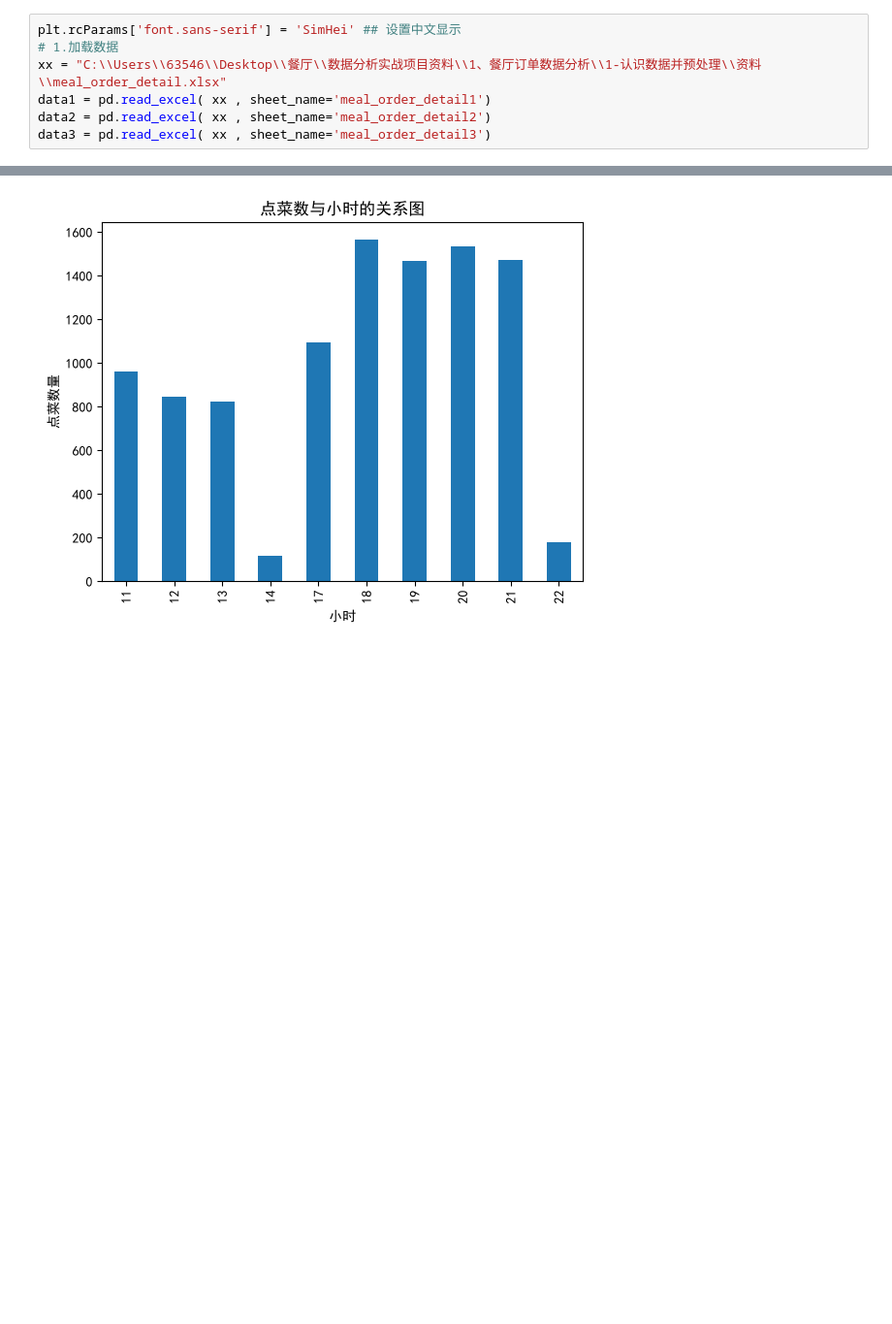
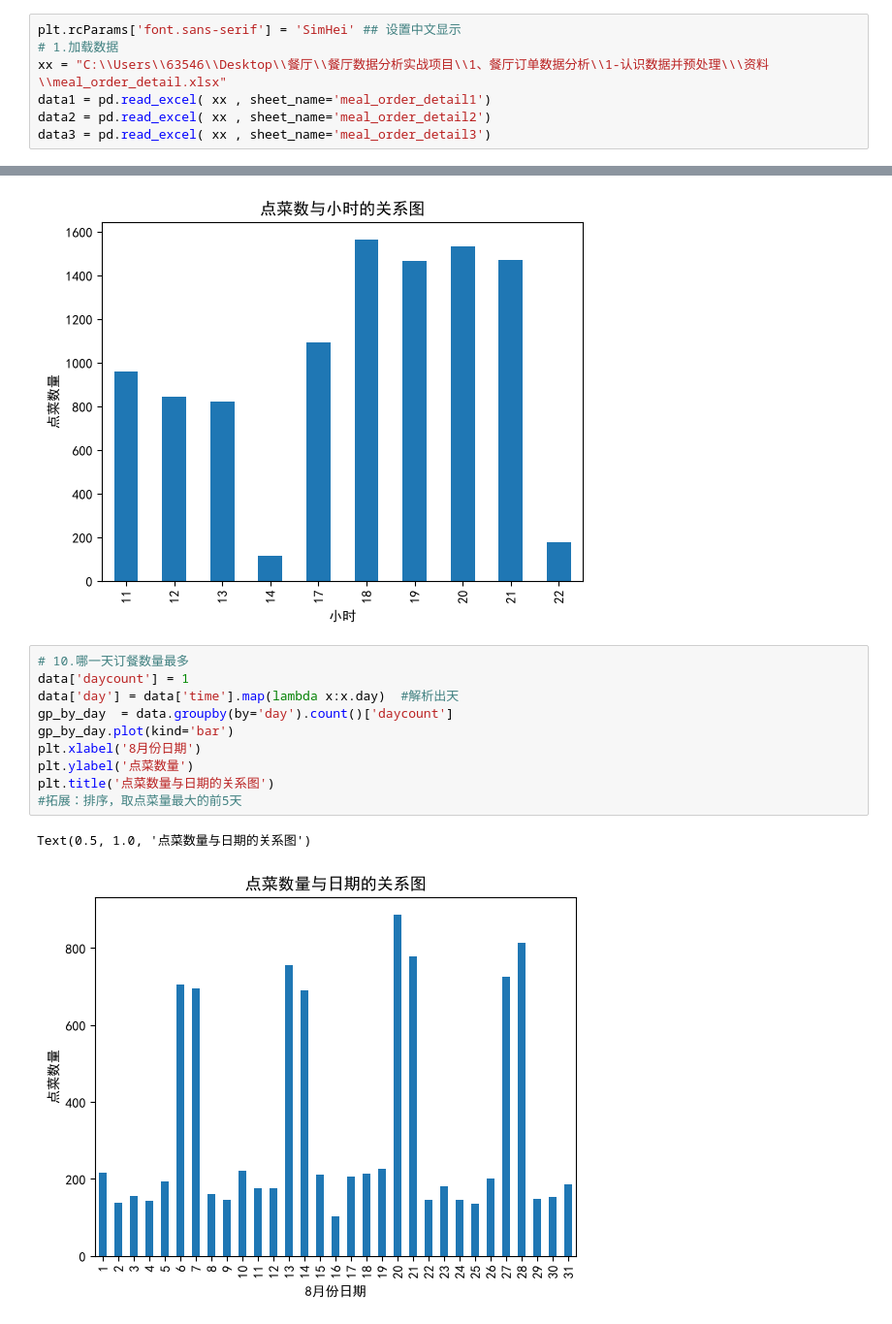
Before and after one commit to Waistin/canting, a Jupyter notebook: 餐厅订单分析项目.ipynb, the cells around one changed output, grey strips where cells are left out. Shown at 97% size. Drawn from its saved outputs; the diff is of its cells as text; blank space fills up the shorter version.

```diff
--- a/餐厅订单分析项目.ipynb
+++ b/餐厅订单分析项目.ipynb
@@ -34,7 +34,7 @@ import numpy as np
 # %%
 plt.rcParams['font.sans-serif'] = 'SimHei' ## 设置中文显示
 # 1.加载数据
-xx = "C:\\Users\\63546\\Desktop\\餐厅\\数据分析实战项目资料\\1、餐厅订单数据分析\\1-认识数据并预处理\\资料\\meal_order_detail.xlsx"
+xx = "C:\\Users\\63546\\Desktop\\餐厅\\餐厅数据分析实战项目\\1、餐厅订单数据分析\\1-认识数据并预处理\\\资料\\meal_order_detail.xlsx"
 data1 = pd.read_excel( xx , sheet_name='meal_order_detail1')
 data2 = pd.read_excel( xx , sheet_name='meal_order_detail2')
 data3 = pd.read_excel( xx , sheet_name='meal_order_detail3')
@@ -162,3 +162,16 @@ plt.title('点菜数与小时的关系图')
 # %% [output]
 Text(0.5, 1.0, '点菜数与小时的关系图')
 [figure]
+# %%
+# 10.哪一天订餐数量最多
+data['daycount'] = 1
+data['day'] = data['time'].map(lambda x:x.day)  #解析出天
+gp_by_day  = data.groupby(by='day').count()['daycount']
+gp_by_day.plot(kind='bar')
+plt.xlabel('8月份日期')
+plt.ylabel('点菜数量')
+plt.title('点菜数量与日期的关系图')
+#拓展：排序，取点菜量最大的前5天
+# %% [output]
+Text(0.5, 1.0, '点菜数量与日期的关系图')
+[figure, added]
```
